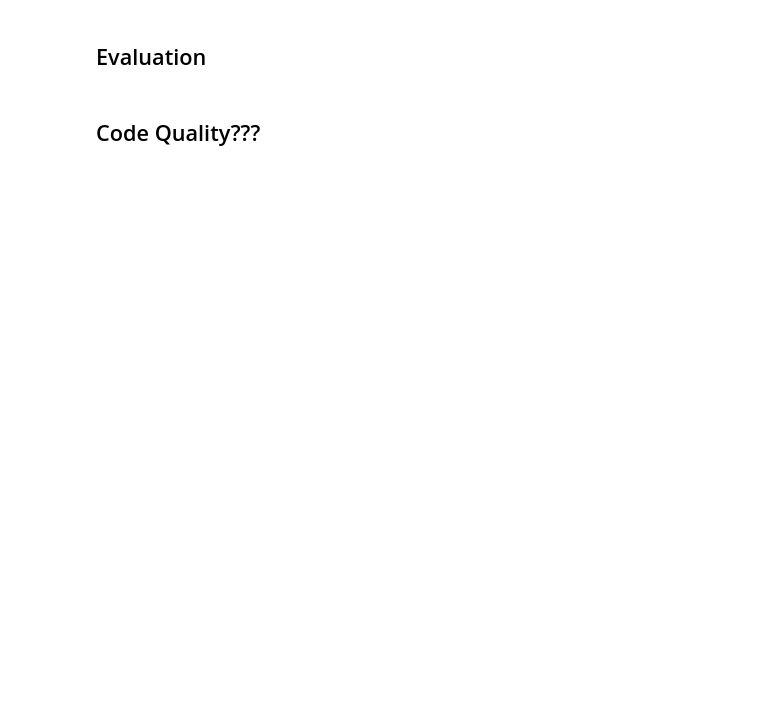
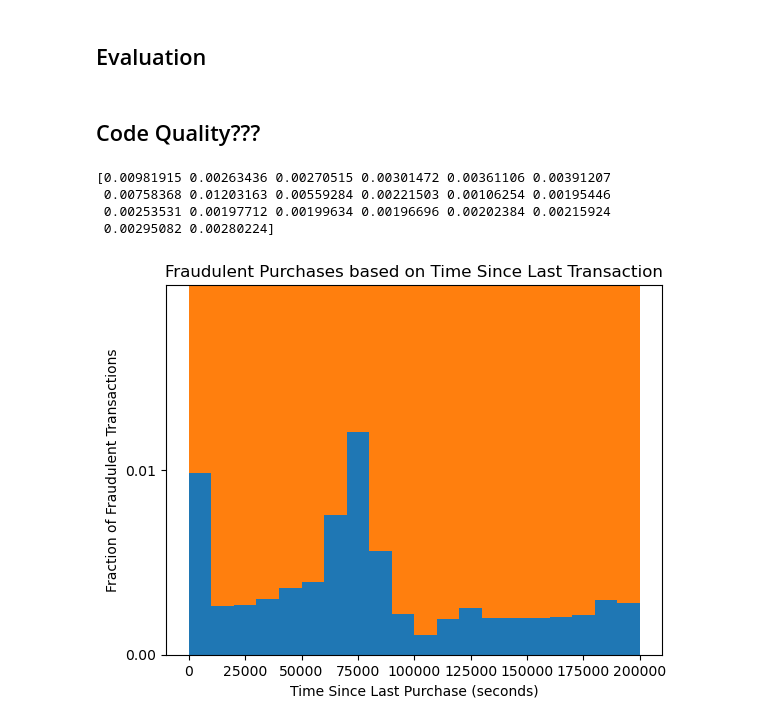
Before and after one commit to ChuckNadel/Classifying-Credit-Card-Fraud, a Jupyter notebook: FraudNotebook1.ipynb, the cells around one changed output. Drawn from its saved outputs; the diff is of its cells as text; code cells hidden in the pictures; blank space fills up the shorter version.

```diff
--- a/FraudNotebook1.ipynb
+++ b/FraudNotebook1.ipynb
@@ -663,4 +690,38 @@ feature_ranking
 ## Evaluation
 # %% [markdown]
 ## Code Quality???
+# %%
+# Count the total number of transactions for each time interval
+total_counts, bins, _ = plt.hist(fraudTrain['TimeSinceLast'][fraudTrain['TimeSinceLast'] <= 200000], bins=20)
+
+# Count the number of fraudulent transactions for each time interval
+fraud_counts, _, _ = plt.hist(fraudTrain[fraudTrain['is_fraud'] == 1]['TimeSinceLast'][fraudTrain['TimeSinceLast'] <= 200000], bins=bins)
+
+# Normalize the histogram based on the total number of transactions
+fraud_normalized = fraud_counts / total_counts
+
+# Plot the normalized histogram
+plt.bar(bins[:-1], height = fraud_normalized, width=np.diff(bins), align='edge')
+
+# Set the x-axis label
+plt.xlabel('Time Since Last Purchase (seconds)')
+
+# Set the y-axis label
+plt.ylabel('Fraction of Fraudulent Transactions')
+
+# Set the title
+plt.title('Fraudulent Purchases based on Time Since Last Transaction')
+
+# Set the limits of the y-axis to be between 0 and 1
+plt.ylim(0, 0.02)
+
+# Set the tick labels to represent the fraction of fraudulent transactions
+plt.yticks(np.arange(0, 0.02, 0.01))
+print(fraud_normalized)
+# %% [output]
+[0.00981915 0.00263436 0.00270515 0.00301472 0.00361106 0.00391207
+ 0.00758368 0.01203163 0.00559284 0.00221503 0.00106254 0.00195446
+ 0.00253531 0.00197712 0.00199634 0.00196696 0.00202384 0.00215924
+ 0.00295082 0.00280224]
+[figure, added]
 # %%
```
Also changed, not shown: parts of 15 cells of this notebook.
